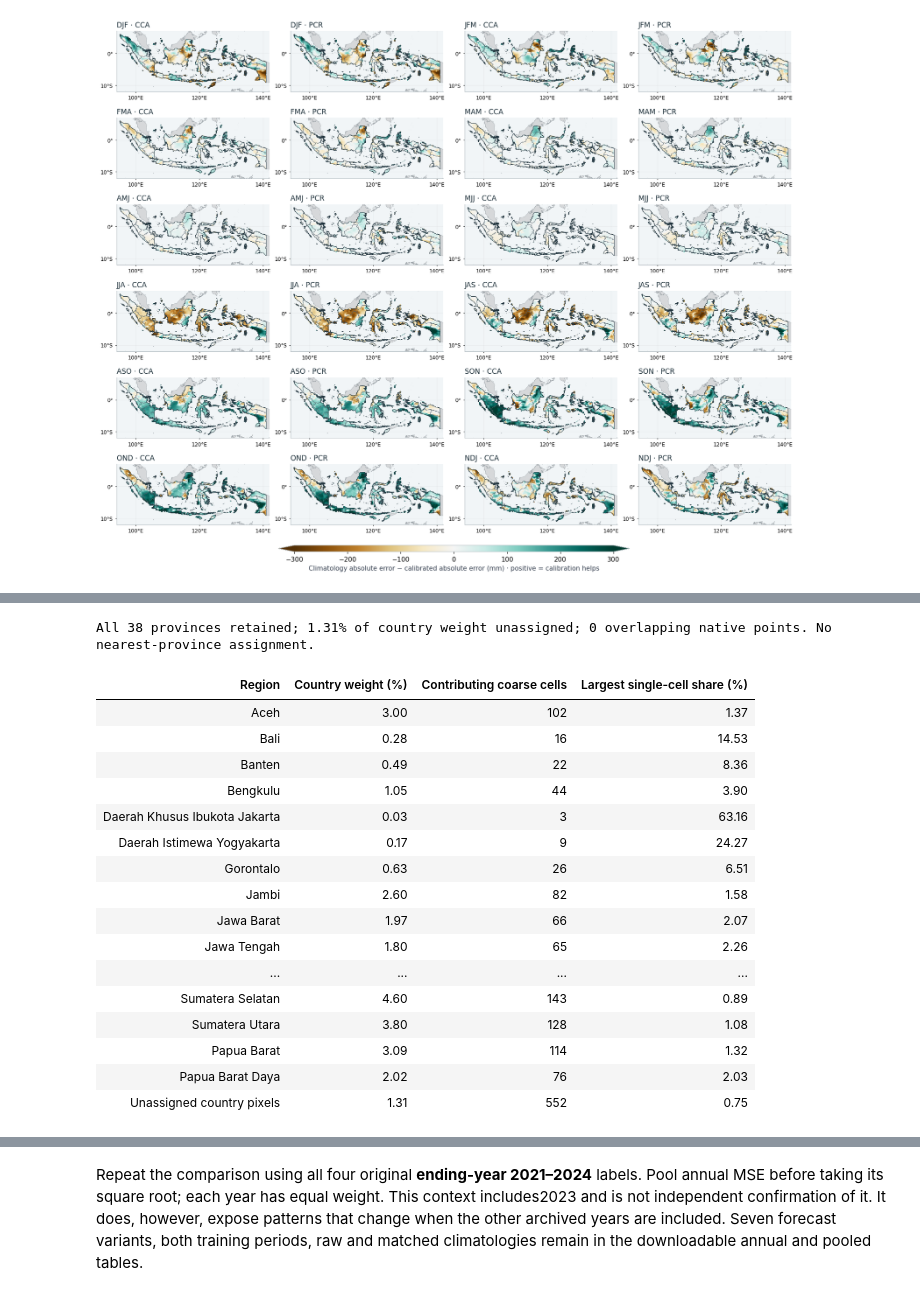
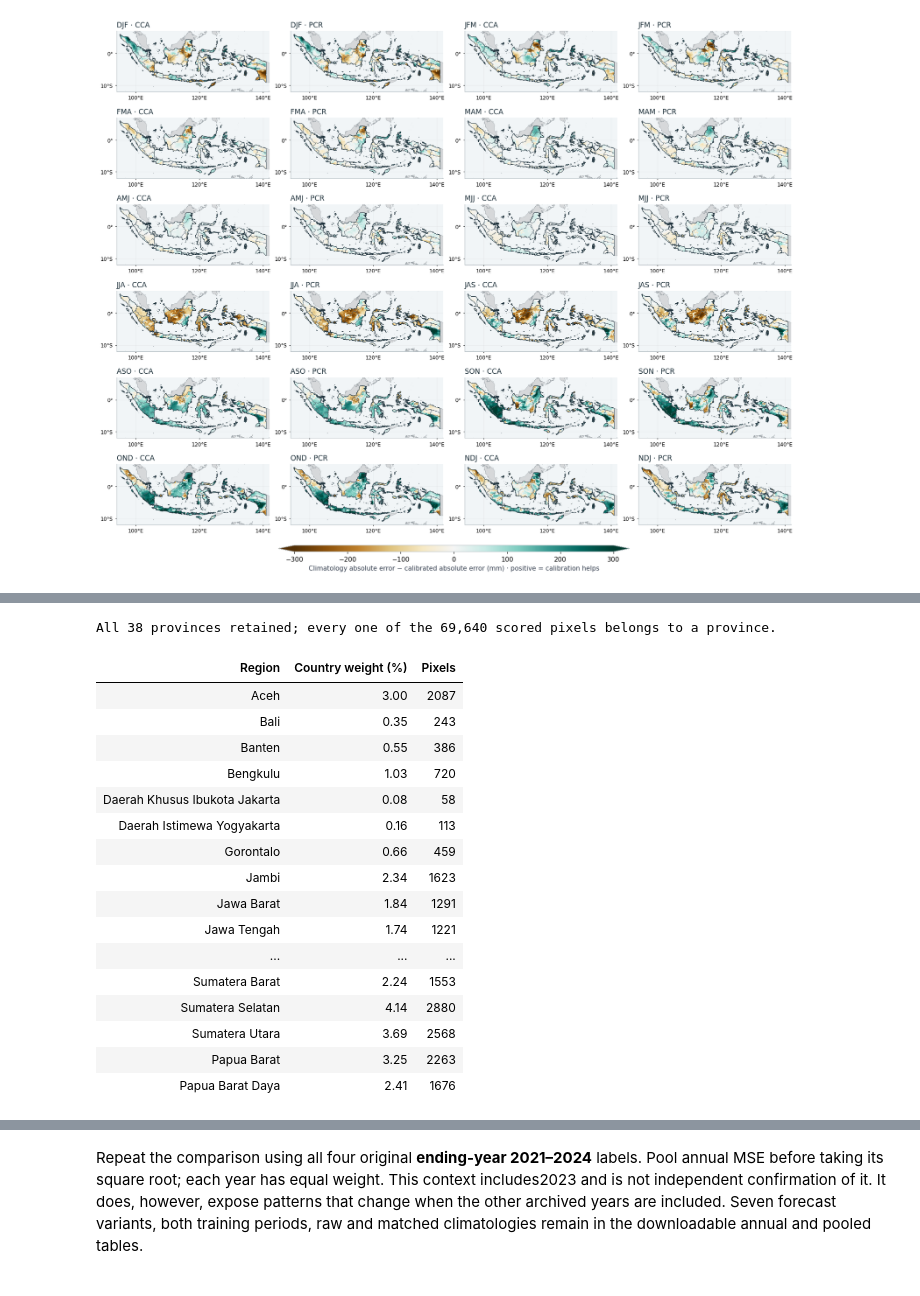
Before and after one commit to bennyistanto/pycpt-tutorial, a Jupyter notebook: docs/downloads/indonesia-seasons-2023.ipynb, the cells around one changed output, grey strips where cells are left out. Saved outputs shown, nothing was run; the diff lists cells and outputs as text; code cells hidden in the pictures.

```diff
--- a/docs/downloads/indonesia-seasons-2023.ipynb
+++ b/docs/downloads/indonesia-seasons-2023.ipynb
@@ -332,5 +424,6 @@ a certification of current or historical official administrative limits.
 # %%
 #| label: regional-setup
+from pycpt_tutorial.regions import score_pixels_by_region
 region_dir = data_dir / 'regions'
 region_provenance = json.loads((region_dir / 'provenance.json').read_text())
 for name, record in region_provenance['outputs'].items():
@@ -338,47 +431,45 @@ for name, record in region_provenance['outputs'].items():
 def load_region(name):
     with xr.open_dataset(region_dir / name) as source:
         return source.load()
-regions = load_region('province-weights.nc')
-native_membership = load_region('native-membership.nc')
 regional_annual = load_region('province-context-annual.nc')
 regional_pooled = load_region('province-context-pooled.nc')
-province_names = regions.region.values[regions.is_province.values.astype(bool)].tolist()
+province_names = [str(v) for v in data.province.values]
 assert len(province_names) == 38
-np.testing.assert_allclose(regions.region_weight.sum('region'), data.evaluation_weight, atol=1e-12, rtol=0)
-region_mass = regions.region_weight.sum(('Y','X'))
-region_fraction = region_mass / region_mass.sum()
-unassigned_fraction = region_provenance['unassigned_weight_fraction']
-print(f"All 38 provinces retained; {100*unassigned_fraction:.2f}% of country weight unassigned; "
-      f"{region_provenance['overlap_points']} overlapping native points. No nearest-province assignment.")
+label = data.province_index.values[mask.values]              # the province of every scored pixel
+pixel_weight = data.evaluation_weight.values[mask.values]
+assert label.min() >= 0 and label.max() == 37
+region_mass = np.bincount(label, weights=pixel_weight, minlength=38)
+region_pixels = np.bincount(label, minlength=38)
+region_fraction = xr.DataArray(region_mass / region_mass.sum(), dims='region', coords={'region': province_names})
+print(f"All 38 provinces retained; every one of the {pixels:,} scored pixels belongs to a province.")
 # %% [output]
-All 38 provinces retained; 1.31% of country weight unassigned; 0 overlapping native points. No nearest-province assignment.
+All 38 provinces retained; every one of the 69,640 scored pixels belongs to a province.
 # %%
 #| label: tbl-province-support
 support_table = pd.DataFrame({
-    'Region': regions.region.values,
+    'Region': province_names,
     'Country weight (%)': 100*region_fraction.values,
-    'Contributing coarse cells': regions.contributing_cells.values,
-    'Largest single-cell share (%)': 100*regions.largest_cell_weight_fraction.values,
+    'Pixels': region_pixels,
 })
 support_table.to_csv(artifacts / 'province-support.csv', index=False)
 display(HTML(support_table.round(2).to_html(index=False, classes='table table-sm', border=0)))
 # %% [output]
-| Region | Country weight (%) | Contributing coarse cells | Largest single-cell share (%) |
-| Aceh | 3.00 | 102 | 1.37 |
-| Bali | 0.28 | 16 | 14.53 |
-| Banten | 0.49 | 22 | 8.36 |
-| Bengkulu | 1.05 | 44 | 3.90 |
-| Daerah Khusus Ibukota Jakarta | 0.03 | 3 | 63.16 |
-| Daerah Istimewa Yogyakarta | 0.17 | 9 | 24.27 |
-| Gorontalo | 0.63 | 26 | 6.51 |
-| Jambi | 2.60 | 82 | 1.58 |
-| Jawa Barat | 1.97 | 66 | 2.07 |
-| Jawa Tengah | 1.80 | 65 | 2.26 |
-| ... | ... | ... | ... |
-| Sumatera Selatan | 4.60 | 143 | 0.89 |
-| Sumatera Utara | 3.80 | 128 | 1.08 |
-| Papua Barat | 3.09 | 114 | 1.32 |
-| Papua Barat Daya | 2.02 | 76 | 2.03 |
-| Unassigned country pixels | 1.31 | 552 | 0.75 |
+| Region | Country weight (%) | Pixels |
+| Aceh | 3.00 | 2087 |
+| Bali | 0.35 | 243 |
+| Banten | 0.55 | 386 |
+| Bengkulu | 1.03 | 720 |
+| Daerah Khusus Ibukota Jakarta | 0.08 | 58 |
+| Daerah Istimewa Yogyakarta | 0.16 | 113 |
+| Gorontalo | 0.66 | 459 |
+| Jambi | 2.34 | 1623 |
+| Jawa Barat | 1.84 | 1291 |
+| Jawa Tengah | 1.74 | 1221 |
+| ... | ... | ... |
+| Sumatera Barat | 2.24 | 1553 |
+| Sumatera Selatan | 4.14 | 2880 |
+| Sumatera Utara | 3.69 | 2568 |
+| Papua Barat | 3.25 | 2263 |
+| Papua Barat Daya | 2.41 | 1676 |
 # %%
 #| label: fig-province-support
```
Also changed, not shown: parts of 29 cells of this notebook, 39 other files.
